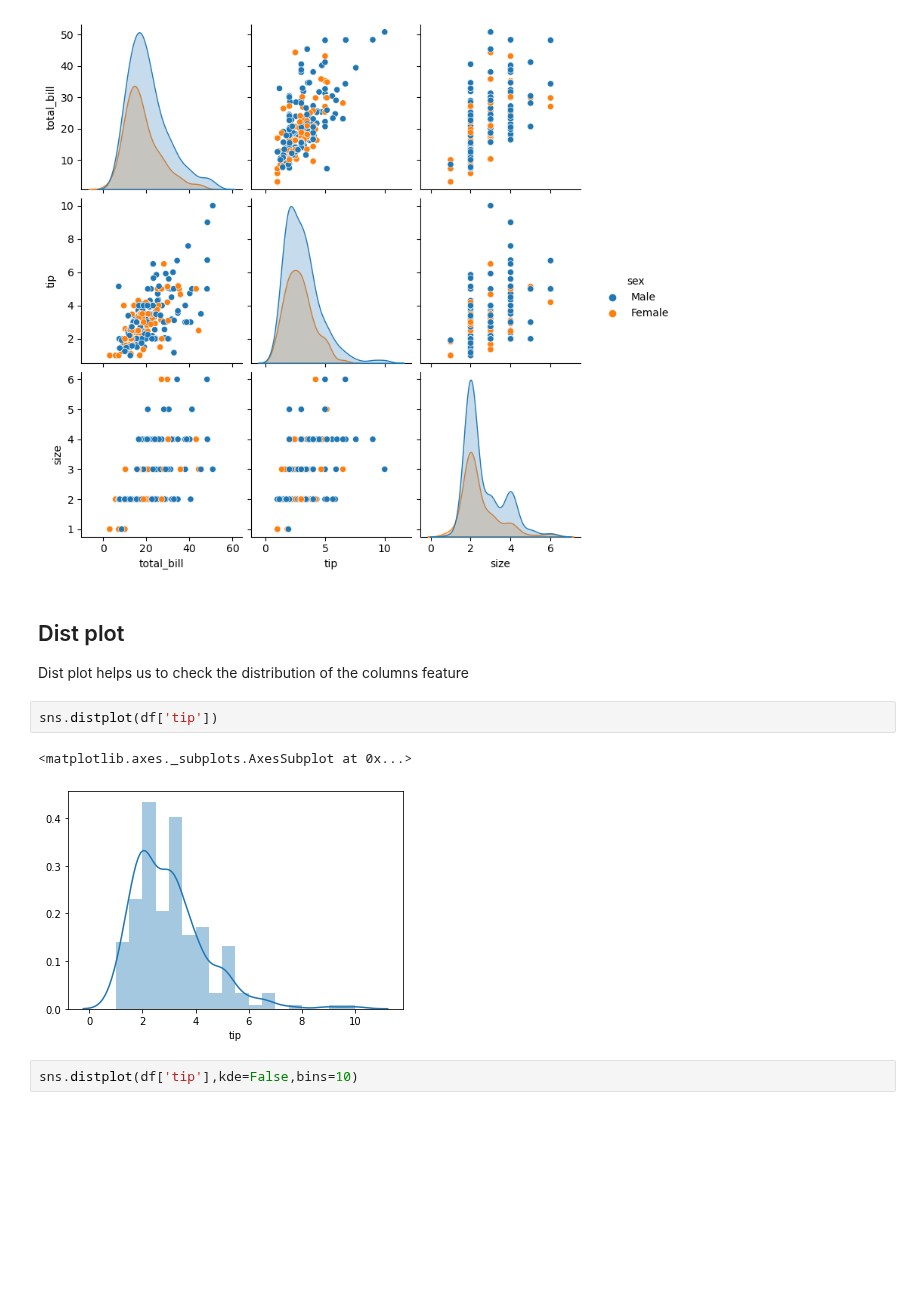
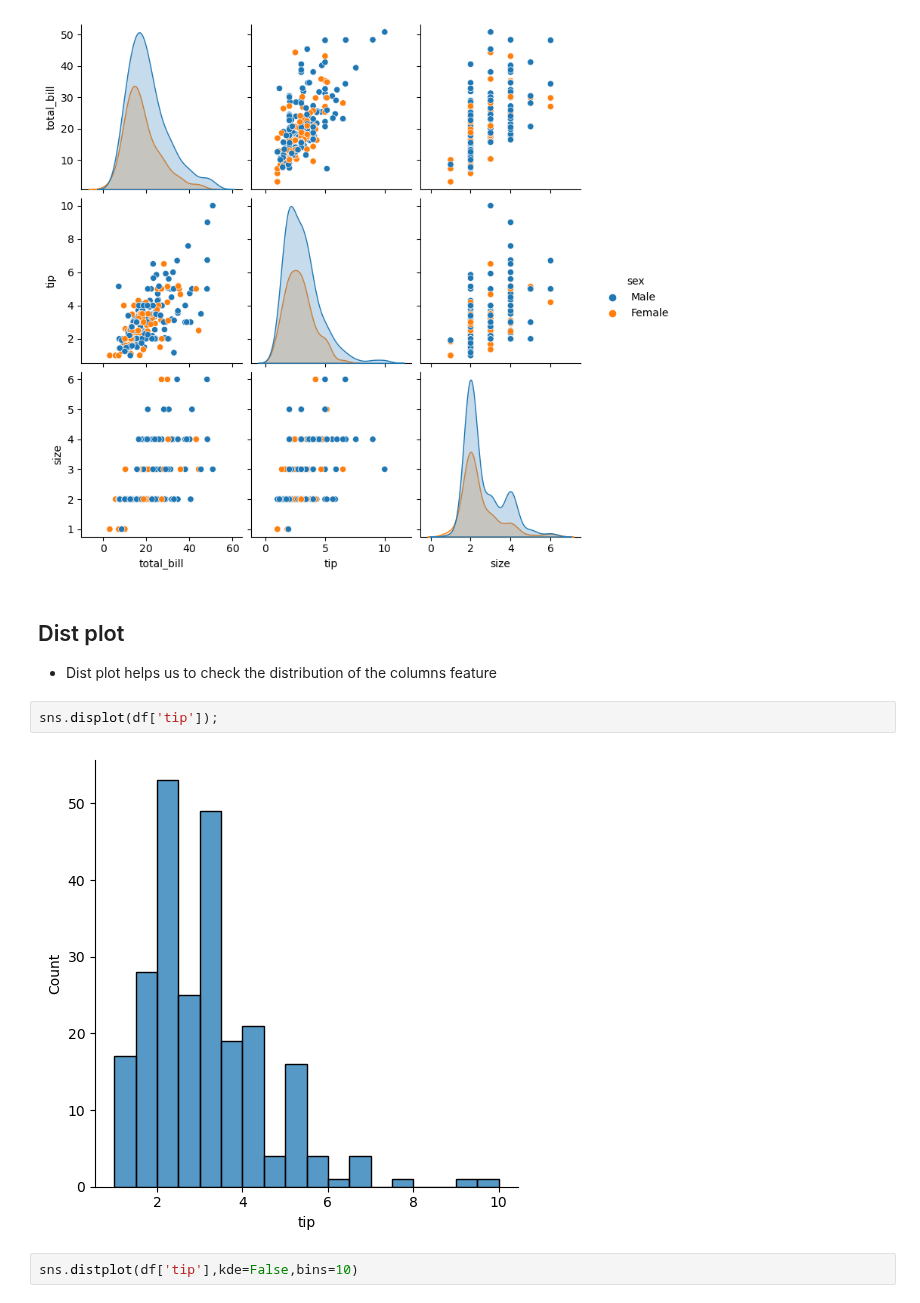
Before and after one commit to samdx/Hands-On-Foundational-Data-Science-Bootcamp, a Jupyter notebook: Day2/Data_Viz.ipynb, the cells around one changed output. Drawn from its saved outputs; the diff is of its cells as text; blank space fills up the shorter version.

```diff
--- a/Day2/Data_Viz.ipynb
+++ b/Day2/Data_Viz.ipynb
@@ -115,12 +115,12 @@ sns.pairplot(df,
 [figure]
 # %% [markdown]
 ## Dist plot
-Dist plot helps us to check the distribution of the columns feature
+
+- Dist plot helps us to check the distribution of the columns feature
 # %%
-sns.distplot(df['tip'])
+sns.displot(df['tip']);
 # %% [output]
-<matplotlib.axes._subplots.AxesSubplot at 0x...>
-[figure, old version]
+[figure, new version]
 # %%
 sns.distplot(df['tip'],kde=False,bins=10)
 # %% [output]
```
